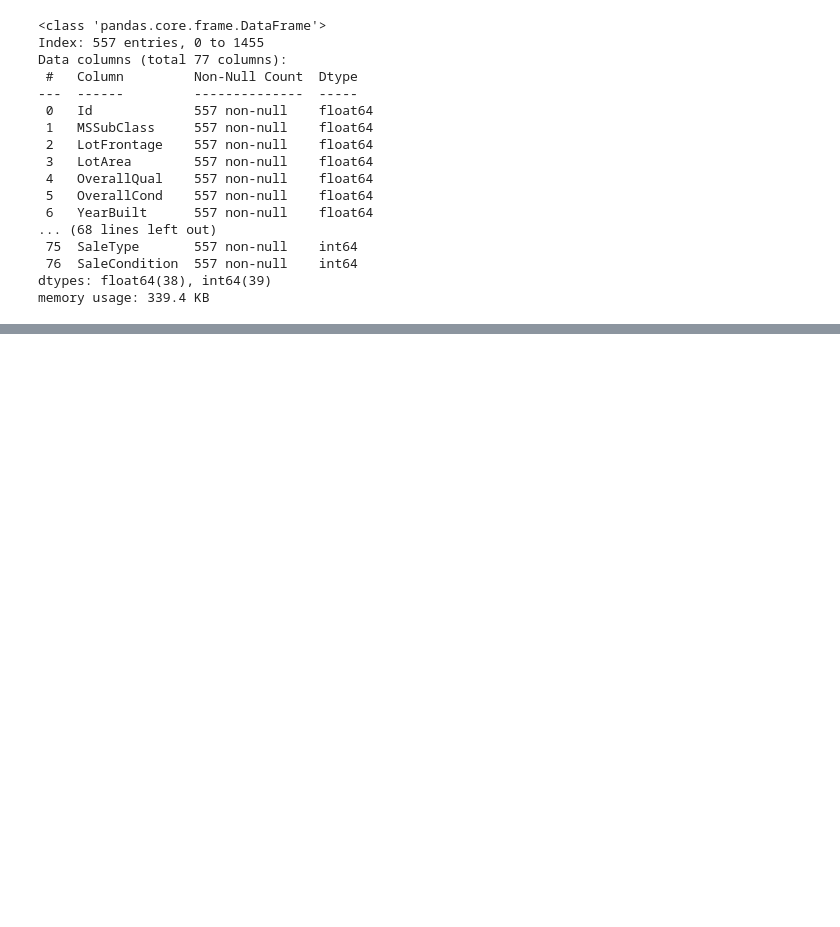
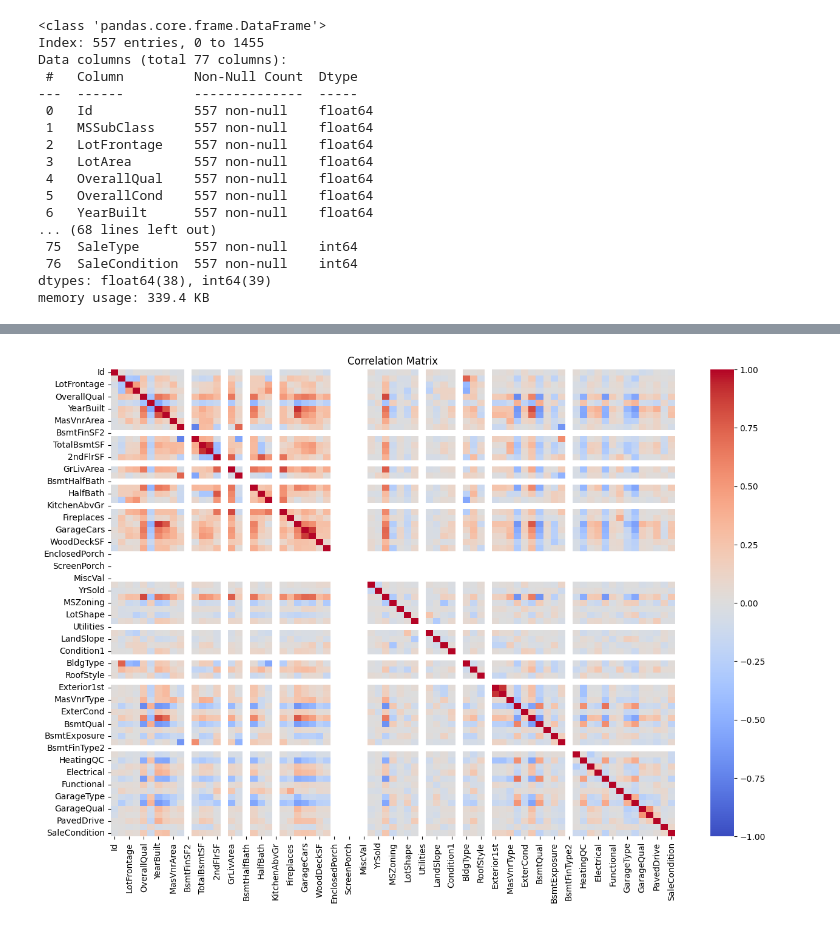
Before and after one commit to NgakanWidyasprana/regression-house-prediction, a Jupyter notebook: regression_house_price_prediction.ipynb, the cells around one changed output, grey strips where cells are left out. Cells and saved outputs as stored; diff of their text form; code cells hidden in the pictures; blank space fills up the shorter version.

```diff
--- a/regression_house_price_prediction.ipynb
+++ b/regression_house_price_prediction.ipynb
@@ -452,0 +544,11 @@ memory usage: 339.4 KB
+# %%
+# This code use for visualize matrix correlation to check the
+# correlation among the variabel. SO we can choose or eliminate variabel that not
+# has correlation.
+plt.figure(figsize=(15, 10))
+correlation_matrix = train_data_encoded.corr()
+sns.heatmap(correlation_matrix, annot=False, cmap='coolwarm', vmin=-1, vmax=1)
+plt.title('Correlation Matrix')
+plt.show()
+# %% [output]
+[figure, added]
```
Also changed, not shown: parts of 22 cells of this notebook, 4 other files.
